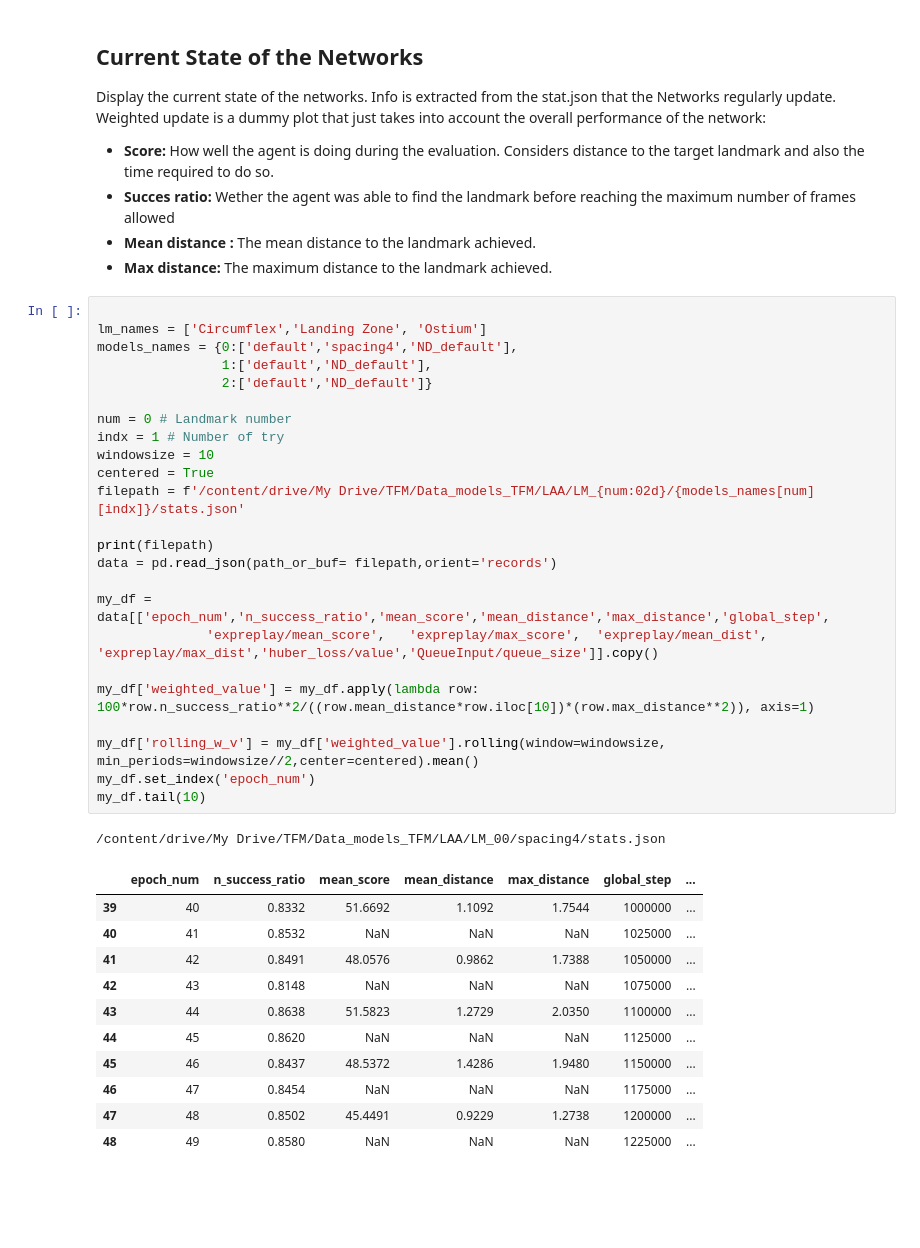
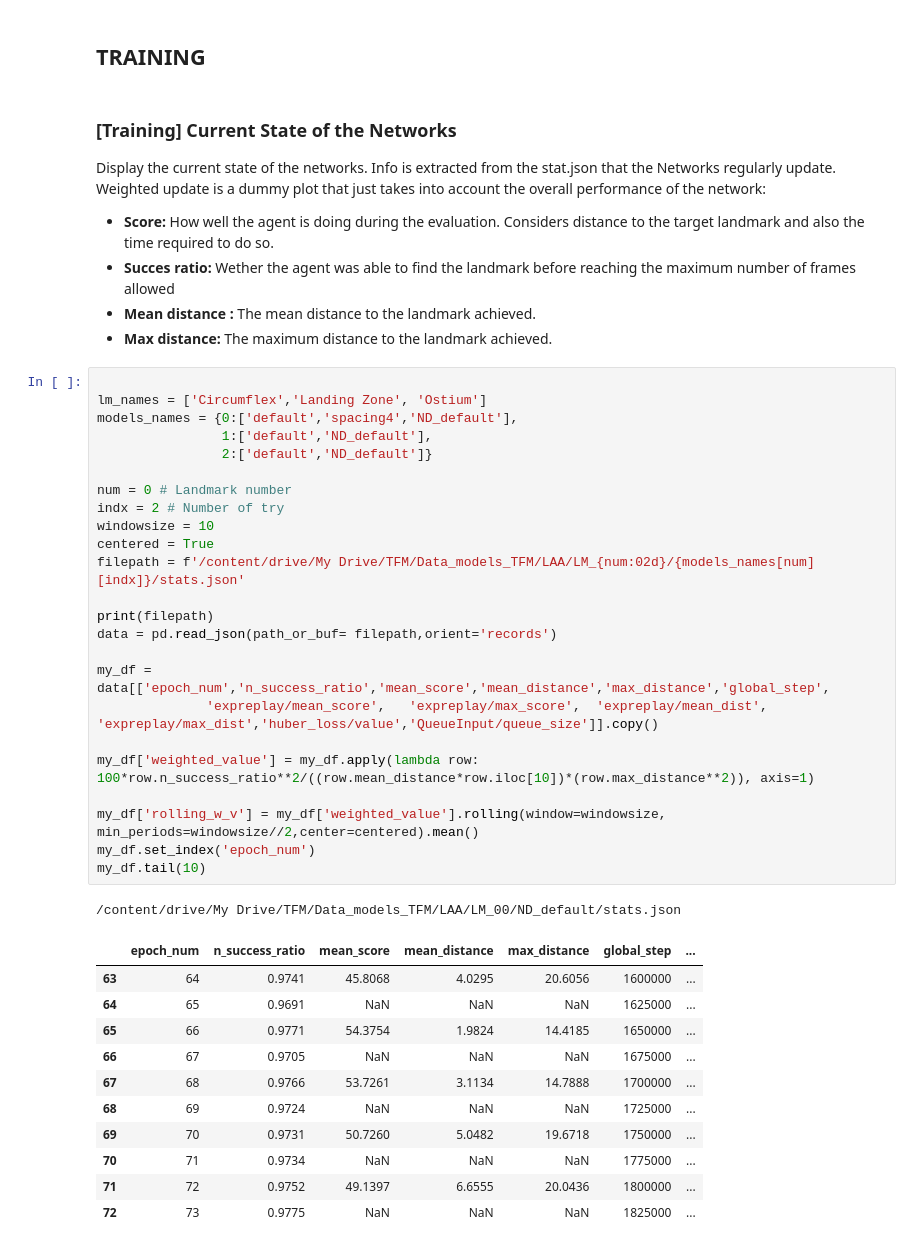
Before and after one commit to marcos-mc/RL_landmark_detection_for_cardiac_applications, a Jupyter notebook: Evaluation/LAA/LAA_Eval_model.ipynb, the cells around one changed output. Drawn from its saved outputs; the diff is of its cells as text; blank space fills up the shorter version.

```diff
--- a/Evaluation/LAA/LAA_Eval_model.ipynb
+++ b/Evaluation/LAA/LAA_Eval_model.ipynb
@@ -67,8 +68,10 @@ ax2.xaxis.set_ticks(np.arange(rounddown(figures_data.value.min()), roundup(figur
 ax1.xaxis.set_ticks(np.arange(rounddown(figures_data.value.min()), roundup(figures_data.value.max()), 50));
 # %% [output]
 [figure]
+# %% [markdown]
+## TRAINING
 # %% [markdown]
-## Current State of the Networks
+### [Training] Current State of the Networks
 
 Display the current state of the networks. Info is extracted from the stat.json that the Networks regularly update. Weighted update is a dummy plot that just takes into account the overall performance of the network:
 
@@ -79,37 +82,37 @@ Display the current state of the networks. Info is extracted from the stat.json
 # %%
 
 lm_names = ['Circumflex','Landing Zone', 'Ostium']
 models_names = {0:['default','spacing4','ND_default'],
                 1:['default','ND_default'],
                 2:['default','ND_default']}
 
 num = 0 # Landmark number
-indx = 1 # Number of try
+indx = 2 # Number of try
 windowsize = 10
 centered = True
 filepath = f'/content/drive/My Drive/TFM/Data_models_TFM/LAA/LM_{num:02d}/{models_names[num][indx]}/stats.json'
 
 print(filepath)
 data = pd.read_json(path_or_buf= filepath,orient='records')
 
 my_df = data[['epoch_num','n_success_ratio','mean_score','mean_distance','max_distance','global_step',
               'expreplay/mean_score',	'expreplay/max_score',	'expreplay/mean_dist',	'expreplay/max_dist','huber_loss/value','QueueInput/queue_size']].copy()
 
 my_df['weighted_value'] = my_df.apply(lambda row: 100*row.n_success_ratio**2/((row.mean_distance*row.iloc[10])*(row.max_distance**2)), axis=1)
 
 my_df['rolling_w_v'] = my_df['weighted_value'].rolling(window=windowsize, min_periods=windowsize//2,center=centered).mean()
 my_df.set_index('epoch_num')
 my_df.tail(10)
 # %% [output]
-/content/drive/My Drive/TFM/Data_models_TFM/LAA/LM_00/spacing4/stats.json
+/content/drive/My Drive/TFM/Data_models_TFM/LAA/LM_00/ND_default/stats.json
 |  | epoch_num | n_success_ratio | mean_score | mean_distance | max_distance | global_step | ... |
-| 39 | 40 | 0.8332 | 51.6692 | 1.1092 | 1.7544 | 1000000 | ... |
-| 40 | 41 | 0.8532 | NaN | NaN | NaN | 1025000 | ... |
-| 41 | 42 | 0.8491 | 48.0576 | 0.9862 | 1.7388 | 1050000 | ... |
-| 42 | 43 | 0.8148 | NaN | NaN | NaN | 1075000 | ... |
-| 43 | 44 | 0.8638 | 51.5823 | 1.2729 | 2.0350 | 1100000 | ... |
-| 44 | 45 | 0.8620 | NaN | NaN | NaN | 1125000 | ... |
-| 45 | 46 | 0.8437 | 48.5372 | 1.4286 | 1.9480 | 1150000 | ... |
-| 46 | 47 | 0.8454 | NaN | NaN | NaN | 1175000 | ... |
-| 47 | 48 | 0.8502 | 45.4491 | 0.9229 | 1.2738 | 1200000 | ... |
-| 48 | 49 | 0.8580 | NaN | NaN | NaN | 1225000 | ... |
+| 63 | 64 | 0.9741 | 45.8068 | 4.0295 | 20.6056 | 1600000 | ... |
+| 64 | 65 | 0.9691 | NaN | NaN | NaN | 1625000 | ... |
+| 65 | 66 | 0.9771 | 54.3754 | 1.9824 | 14.4185 | 1650000 | ... |
+| 66 | 67 | 0.9705 | NaN | NaN | NaN | 1675000 | ... |
+| 67 | 68 | 0.9766 | 53.7261 | 3.1134 | 14.7888 | 1700000 | ... |
+| 68 | 69 | 0.9724 | NaN | NaN | NaN | 1725000 | ... |
+| 69 | 70 | 0.9731 | 50.7260 | 5.0482 | 19.6718 | 1750000 | ... |
+| 70 | 71 | 0.9734 | NaN | NaN | NaN | 1775000 | ... |
+| 71 | 72 | 0.9752 | 49.1397 | 6.6555 | 20.0436 | 1800000 | ... |
+| 72 | 73 | 0.9775 | NaN | NaN | NaN | 1825000 | ... |
```
Also changed, not shown: parts of 26 cells of this notebook, 7 other files.
